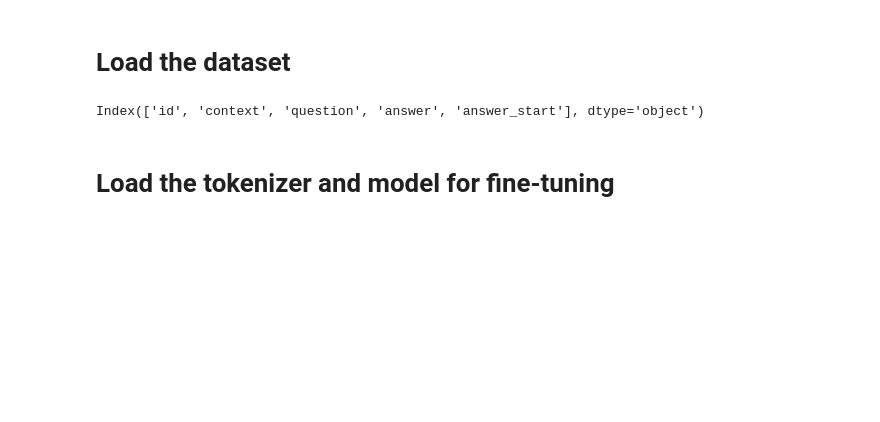
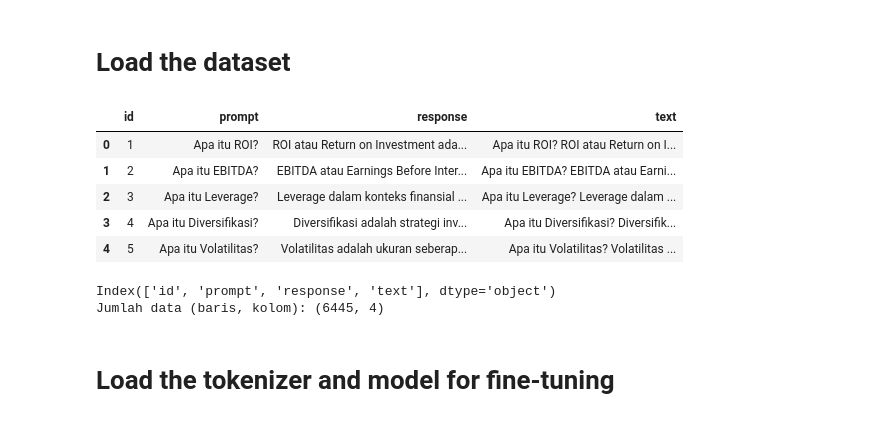
Before and after one commit to Finboost/finboost-ml, a Jupyter notebook: notebooks/generative_ai.ipynb, the cells around one changed output. Cells and saved outputs as stored; diff of their text form; code cells hidden in the pictures; blank space fills up the shorter version.

```diff
--- a/notebooks/generative_ai.ipynb
+++ b/notebooks/generative_ai.ipynb
@@ -39,15 +84,23 @@ except ImportError:
 # Load the dataset
 # %%
 # Load the dataset
-df = pd.read_csv('../data/generative-ai/finansial-dataset.v2.csv')
+df = pd.read_csv('../data/generative-ai/finansial-dataset-v2.csv')
 # df = pd.read_csv('https://raw.githubusercontent.com/Finboost/finboost-ml/main/data/finansial-dataset-v2.csv')
 dataset = Dataset.from_pandas(df[['text']])
 df.head()
+# %% [output]
+|  | id | prompt | response | text |
+| 0 | 1 | Apa itu ROI? | ROI atau Return on Investment ada... | Apa itu ROI? ROI atau Return on I... |
+| 1 | 2 | Apa itu EBITDA? | EBITDA atau Earnings Before Inter... | Apa itu EBITDA? EBITDA atau Earni... |
+| 2 | 3 | Apa itu Leverage? | Leverage dalam konteks finansial ... | Apa itu Leverage? Leverage dalam ... |
+| 3 | 4 | Apa itu Diversifikasi? | Diversifikasi adalah strategi inv... | Apa itu Diversifikasi? Diversifik... |
+| 4 | 5 | Apa itu Volatilitas? | Volatilitas adalah ukuran seberap... | Apa itu Volatilitas? Volatilitas ... |
 # %%
 print(df.columns)
 print(f"Jumlah data (baris, kolom): {df.shape}")
 # %% [output]
-Index(['id', 'context', 'question', 'answer', 'answer_start'], dtype='object')
+Index(['id', 'prompt', 'response', 'text'], dtype='object')
+Jumlah data (baris, kolom): (6445, 4)
 # %% [markdown]
 # Load the tokenizer and model for fine-tuning
 # %%
```
Also changed, not shown: parts of 13 cells of this notebook, 7 other files.
